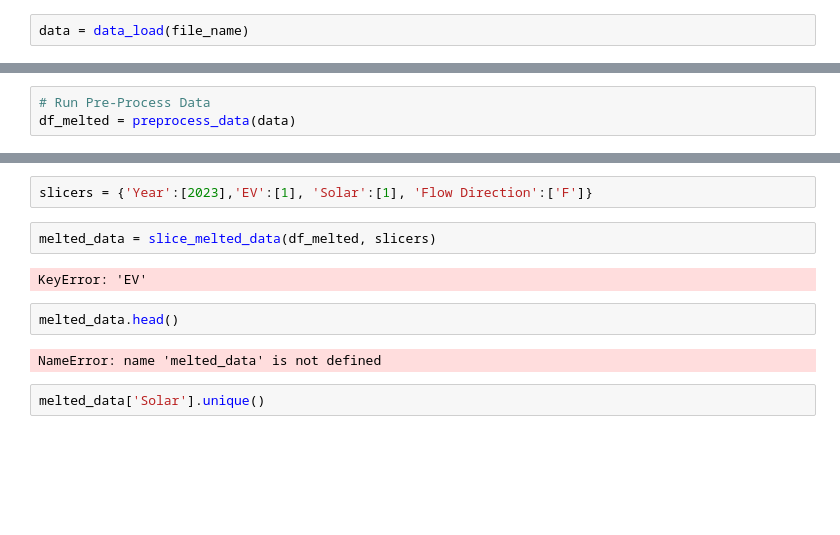
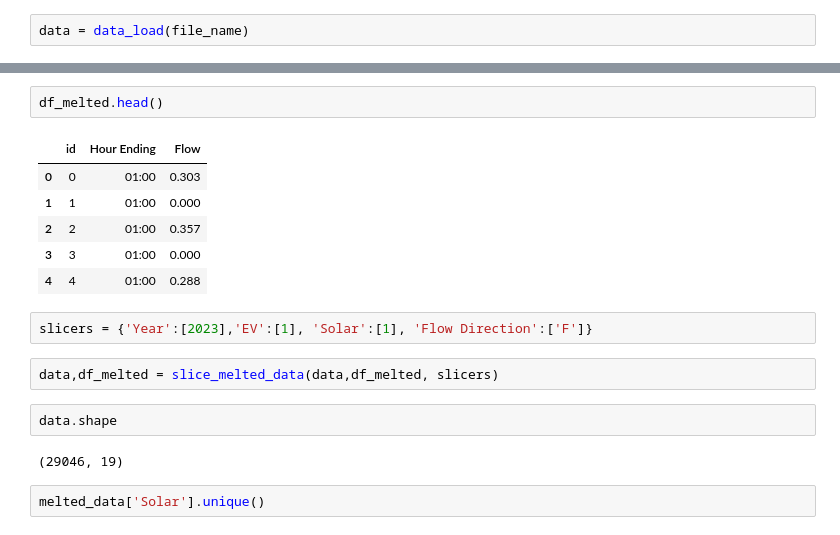
Before and after one commit to dettun/CovidDataIsrael, a Jupyter notebook: Load_Research_Product.ipynb, the cells around one changed output, grey strips where cells are left out. Drawn from its saved outputs; the diff is of its cells as text; blank space fills up the shorter version.

```diff
--- a/Load_Research_Product.ipynb
+++ b/Load_Research_Product.ipynb
@@ -92,5 +106,2 @@ def preprocess_data(data, var_name = 'Hour Ending', value_name = 'Flow', technol
-# %%
-# Run Pre-Process Data
-df_melted = preprocess_data(data)
 # %%
 df_melted.head()
@@ -108,13 +137,20 @@ def slice_melted_data(melted_data, slicers = {}):
+# %%
+df_melted.head()
+# %% [output]
+|  | id | Hour Ending | Flow |
+| 0 | 0 | 01:00 | 0.303 |
+| 1 | 1 | 01:00 | 0.000 |
+| 2 | 2 | 01:00 | 0.357 |
+| 3 | 3 | 01:00 | 0.000 |
+| 4 | 4 | 01:00 | 0.288 |
 # %%
 slicers = {'Year':[2023],'EV':[1], 'Solar':[1], 'Flow Direction':['F']}
 # %%
-melted_data = slice_melted_data(df_melted, slicers)
+data,df_melted = slice_melted_data(data,df_melted, slicers)
-# %% [output]
-KeyError: 'EV'
-# %%
-melted_data.head()
-# %% [output]
-NameError: name 'melted_data' is not defined
+# %%
+data.shape
+# %% [output]
+(29046, 19)
 # %%
 melted_data['Solar'].unique()
 # %% [output]
```
Also changed, not shown: parts of 14 cells of this notebook.
